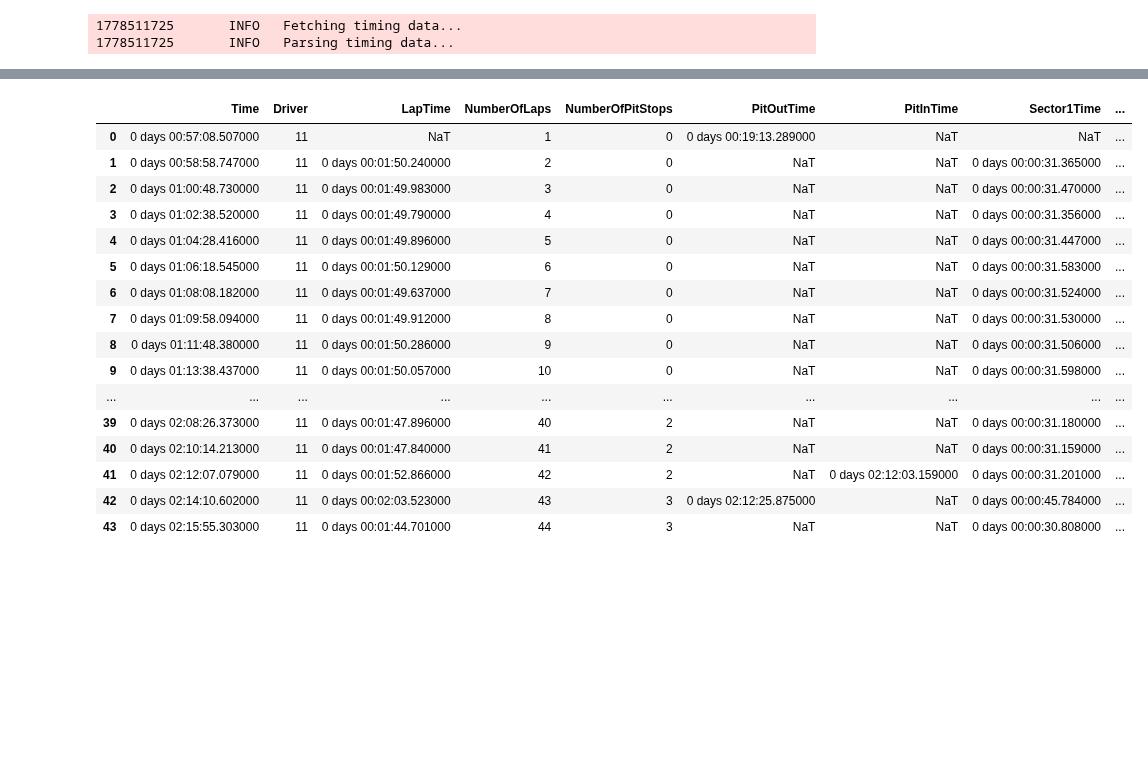
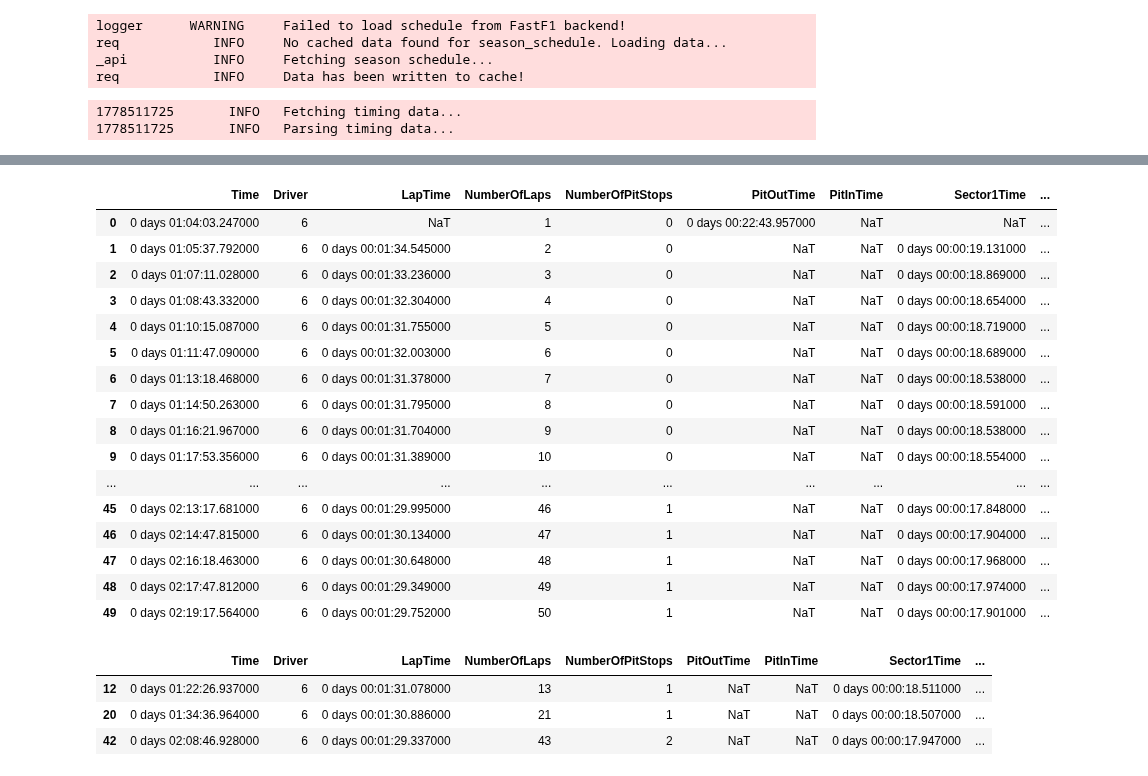
Before and after one commit to GoktugOcal/LiveF1, a Jupyter notebook: ff1_test2.ipynb, the cells around one changed output, grey strips where cells are left out. Saved outputs shown, nothing was run; the diff lists cells and outputs as text; code cells hidden in the pictures; blank space fills up the shorter version.

```diff
--- a/ff1_test2.ipynb
+++ b/ff1_test2.ipynb
@@ -10,7 +10,12 @@ import numpy as np
 import matplotlib.pyplot as plt
 import datetime
 
-session = fastf1.get_session(2024, "Belgium", 'R')
+session = fastf1.get_session(2021, "Abu", 'R')
+# %% [output]
+logger      WARNING     Failed to load schedule from FastF1 backend!
+req            INFO     No cached data found for season_schedule. Loading data...
+_api           INFO     Fetching season schedule...
+req            INFO     Data has been written to cache!
 # %%
 _logger = get_logger('api')
 
@@ -250,8 +255,6 @@ def _laps_data_driver(driver_raw, empty_vals, drv):
                 drv_data['NumberOfPitStops'][lapcnt] = pitstops
                 drv_data['Driver'][lapcnt] = drv
                 lapcnt += 1
-
-        print(time)
 
     if lapcnt == 0:  # no data at all for this driver
         return None, None
@@ -470,7 +473,7 @@ def _laps_data_driver(driver_raw, empty_vals, drv):
             f"This might be a bug and should be reported.")
 
 
-    return drv_data, session_split_times
+    return drv_data
 
 
 # for drv in resp_per_driver.keys():
@@ -480,8 +483,8 @@ def _laps_data_driver(driver_raw, empty_vals, drv):
 #     print(drv_laps_data)
 #     break
 
-drv = "11"
-drv_laps_data, drv_session_split_times \
+drv = "6"
+drv_laps_data \
     = _laps_data_driver(resp_per_driver[drv], EMPTY_LAPS, drv)
 pd.DataFrame(drv_laps_data)
 # %% [output]
@@ -505,20 +491,28 @@ pd.DataFrame(drv_laps_data)
 |  | Time | Driver | LapTime | NumberOfLaps | NumberOfPitStops | PitOutTime | PitInTime | Sector1Time | ... |
-| 0 | 0 days 00:57:08.507000 | 11 | NaT | 1 | 0 | 0 days 00:19:13.289000 | NaT | NaT | ... |
-| 1 | 0 days 00:58:58.747000 | 11 | 0 days 00:01:50.240000 | 2 | 0 | NaT | NaT | 0 days 00:00:31.365000 | ... |
-| 2 | 0 days 01:00:48.730000 | 11 | 0 days 00:01:49.983000 | 3 | 0 | NaT | NaT | 0 days 00:00:31.470000 | ... |
-| 3 | 0 days 01:02:38.520000 | 11 | 0 days 00:01:49.790000 | 4 | 0 | NaT | NaT | 0 days 00:00:31.356000 | ... |
-| 4 | 0 days 01:04:28.416000 | 11 | 0 days 00:01:49.896000 | 5 | 0 | NaT | NaT | 0 days 00:00:31.447000 | ... |
-| 5 | 0 days 01:06:18.545000 | 11 | 0 days 00:01:50.129000 | 6 | 0 | NaT | NaT | 0 days 00:00:31.583000 | ... |
-| 6 | 0 days 01:08:08.182000 | 11 | 0 days 00:01:49.637000 | 7 | 0 | NaT | NaT | 0 days 00:00:31.524000 | ... |
-| 7 | 0 days 01:09:58.094000 | 11 | 0 days 00:01:49.912000 | 8 | 0 | NaT | NaT | 0 days 00:00:31.530000 | ... |
-| 8 | 0 days 01:11:48.380000 | 11 | 0 days 00:01:50.286000 | 9 | 0 | NaT | NaT | 0 days 00:00:31.506000 | ... |
-| 9 | 0 days 01:13:38.437000 | 11 | 0 days 00:01:50.057000 | 10 | 0 | NaT | NaT | 0 days 00:00:31.598000 | ... |
+| 0 | 0 days 01:04:03.247000 | 6 | NaT | 1 | 0 | 0 days 00:22:43.957000 | NaT | NaT | ... |
+| 1 | 0 days 01:05:37.792000 | 6 | 0 days 00:01:34.545000 | 2 | 0 | NaT | NaT | 0 days 00:00:19.131000 | ... |
+| 2 | 0 days 01:07:11.028000 | 6 | 0 days 00:01:33.236000 | 3 | 0 | NaT | NaT | 0 days 00:00:18.869000 | ... |
+| 3 | 0 days 01:08:43.332000 | 6 | 0 days 00:01:32.304000 | 4 | 0 | NaT | NaT | 0 days 00:00:18.654000 | ... |
+| 4 | 0 days 01:10:15.087000 | 6 | 0 days 00:01:31.755000 | 5 | 0 | NaT | NaT | 0 days 00:00:18.719000 | ... |
+| 5 | 0 days 01:11:47.090000 | 6 | 0 days 00:01:32.003000 | 6 | 0 | NaT | NaT | 0 days 00:00:18.689000 | ... |
+| 6 | 0 days 01:13:18.468000 | 6 | 0 days 00:01:31.378000 | 7 | 0 | NaT | NaT | 0 days 00:00:18.538000 | ... |
+| 7 | 0 days 01:14:50.263000 | 6 | 0 days 00:01:31.795000 | 8 | 0 | NaT | NaT | 0 days 00:00:18.591000 | ... |
+| 8 | 0 days 01:16:21.967000 | 6 | 0 days 00:01:31.704000 | 9 | 0 | NaT | NaT | 0 days 00:00:18.538000 | ... |
+| 9 | 0 days 01:17:53.356000 | 6 | 0 days 00:01:31.389000 | 10 | 0 | NaT | NaT | 0 days 00:00:18.554000 | ... |
 | ... | ... | ... | ... | ... | ... | ... | ... | ... | ... |
-| 39 | 0 days 02:08:26.373000 | 11 | 0 days 00:01:47.896000 | 40 | 2 | NaT | NaT | 0 days 00:00:31.180000 | ... |
-| 40 | 0 days 02:10:14.213000 | 11 | 0 days 00:01:47.840000 | 41 | 2 | NaT | NaT | 0 days 00:00:31.159000 | ... |
-| 41 | 0 days 02:12:07.079000 | 11 | 0 days 00:01:52.866000 | 42 | 2 | NaT | 0 days 02:12:03.159000 | 0 days 00:00:31.201000 | ... |
-| 42 | 0 days 02:14:10.602000 | 11 | 0 days 00:02:03.523000 | 43 | 3 | 0 days 02:12:25.875000 | NaT | 0 days 00:00:45.784000 | ... |
-| 43 | 0 days 02:15:55.303000 | 11 | 0 days 00:01:44.701000 | 44 | 3 | NaT | NaT | 0 days 00:00:30.808000 | ... |
+| 45 | 0 days 02:13:17.681000 | 6 | 0 days 00:01:29.995000 | 46 | 1 | NaT | NaT | 0 days 00:00:17.848000 | ... |
+| 46 | 0 days 02:14:47.815000 | 6 | 0 days 00:01:30.134000 | 47 | 1 | NaT | NaT | 0 days 00:00:17.904000 | ... |
+| 47 | 0 days 02:16:18.463000 | 6 | 0 days 00:01:30.648000 | 48 | 1 | NaT | NaT | 0 days 00:00:17.968000 | ... |
+| 48 | 0 days 02:17:47.812000 | 6 | 0 days 00:01:29.349000 | 49 | 1 | NaT | NaT | 0 days 00:00:17.974000 | ... |
+| 49 | 0 days 02:19:17.564000 | 6 | 0 days 00:01:29.752000 | 50 | 1 | NaT | NaT | 0 days 00:00:17.901000 | ... |
+# %%
+
+pd.DataFrame(drv_laps_data)[pd.DataFrame(drv_laps_data).Time.isin([pd.to_timedelta(item[0]) for item in resp_per_driver[drv]])]
+# %% [output]
+|  | Time | Driver | LapTime | NumberOfLaps | NumberOfPitStops | PitOutTime | PitInTime | Sector1Time | ... |
+| 12 | 0 days 01:22:26.937000 | 6 | 0 days 00:01:31.078000 | 13 | 1 | NaT | NaT | 0 days 00:00:18.511000 | ... |
+| 20 | 0 days 01:34:36.964000 | 6 | 0 days 00:01:30.886000 | 21 | 1 | NaT | NaT | 0 days 00:00:18.507000 | ... |
+| 42 | 0 days 02:08:46.928000 | 6 | 0 days 00:01:29.337000 | 43 | 2 | NaT | NaT | 0 days 00:00:17.947000 | ... |
 # %%
 session.load()
 # %% [output]
```
Also changed, not shown: parts of 6 cells of this notebook, 4 other files.
